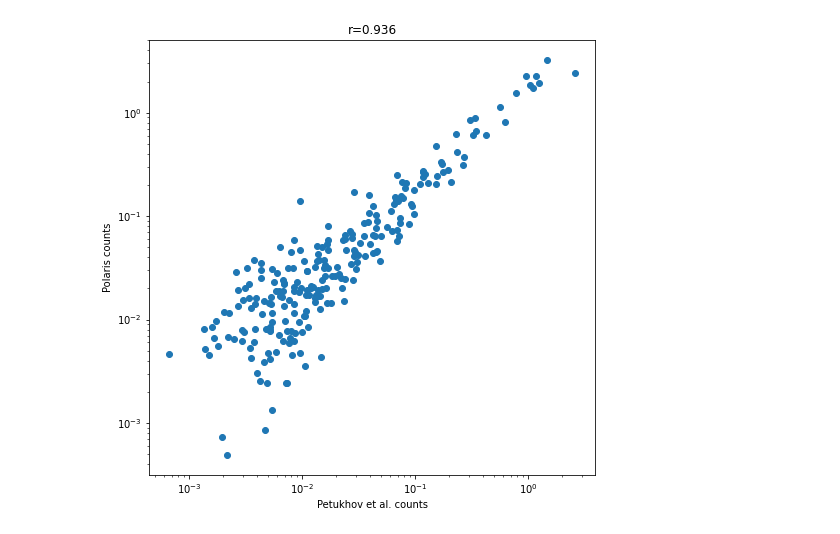
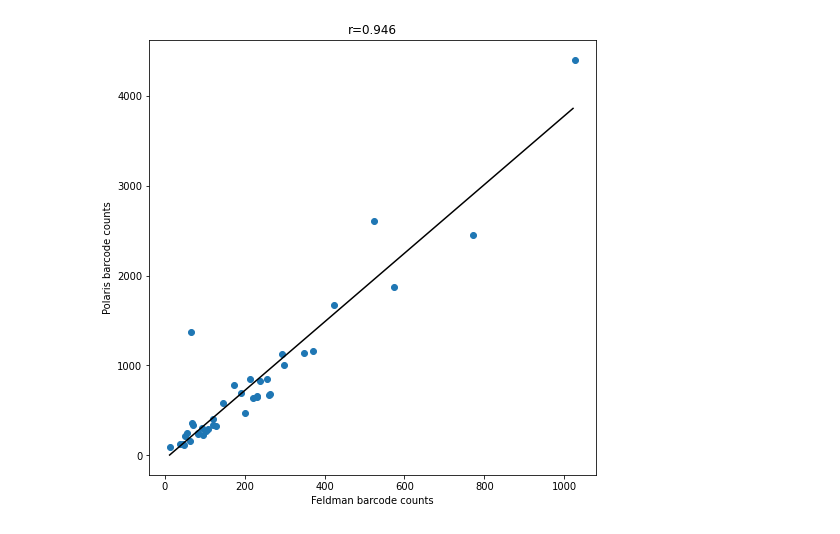
Before and after one commit to vanvalenlab/Polaris-2023_Laubscher_et_al, a Jupyter notebook: Polaris-2023_Laubscher_et_al/notebooks/supplemental_figure10.ipynb, the cells around one changed output. Saved outputs shown, nothing was run; the diff lists cells and outputs as text; code cells hidden in the pictures.

Commit message:
Update notebooks for 2024 figures

```diff
--- a/Polaris-2023_Laubscher_et_al/notebooks/supplemental_figure10.ipynb
+++ b/Polaris-2023_Laubscher_et_al/notebooks/supplemental_figure10.ipynb
@@ -9,8 +12,3 @@ from scipy.stats import pearsonr
 from dataset import PolarisPublicationData
 # %%
 data = PolarisPublicationData()
-# %%
-all_data = data.load_data(figure='S10')
-merfish_df = all_data['Petukhov et al.']
-merfish_df2 = all_data['Liu et al.']
-seqfish_df = all_data['seqFISH']
@@ -35,0 +15,2 @@ plt.show()
+# %%
+results, segmentation, bulk_counts = data.load_data(figure='S10')
@@ -36,17 +41,18 @@ plt.show()
 # %%
-x = merfish_df['Petukhov et al.']
-y = merfish_df['Polaris']
+x = bulk_counts['Feldman et al.'].values
+y = bulk_counts['Polaris'].values
 
+reg = LinearRegression(fit_intercept=True).fit(x.reshape(-1, 1), y.reshape(-1, 1))
+xx = np.arange(x.min(), x.max(), 10).reshape(-1, 1)
+yy = reg.predict(xx)
 plt.figure(figsize=(8,8))
+plt.plot(xx, yy, c='k')
 
 plt.scatter(x,y)
-# plt.plot([10**-(3.6),10], [10**-(3.6),10], c='k', label='x=y')
-plt.xscale('log')
-plt.yscale('log')
-plt.xlabel('Petukhov et al. counts')
-plt.ylabel('Polaris counts')
+plt.xlabel('Feldman barcode counts')
+plt.ylabel('Polaris barcode counts')
 plt.title('r=%.3f'%(pearsonr(x,y)[0]))
-# plt.legend()
+
 plt.show()
 # %% [output]
-[figure, old version]
+[figure, new version]
```
Also changed, not shown: parts of 8 cells of this notebook, 11 other files.
